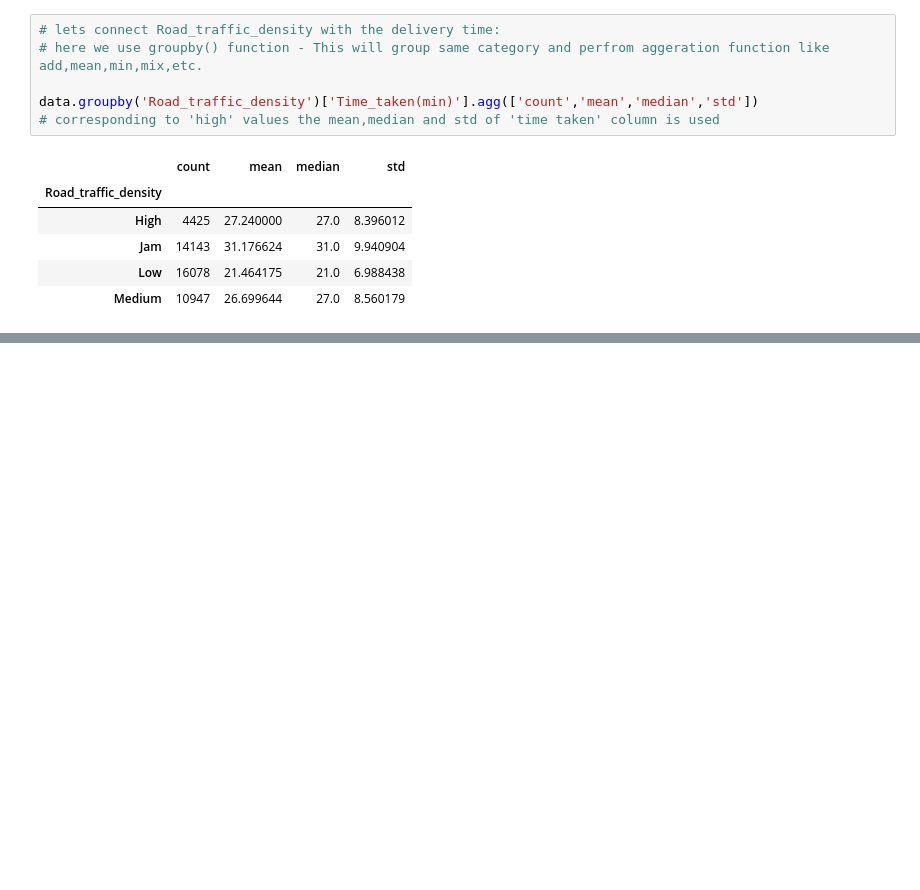
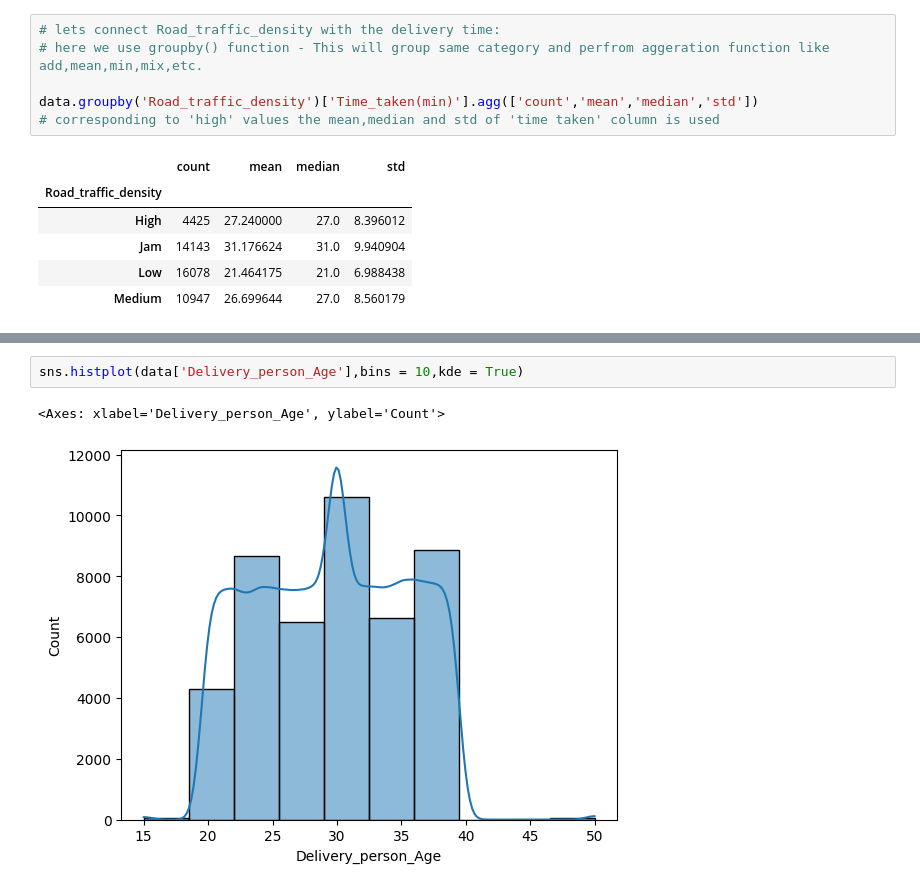
Before and after one commit to manisharoshini/Food-Delivery-Prediction, a Jupyter notebook: Food_delivery_prediction.ipynb, the cells around one changed output, grey strips where cells are left out. Drawn from its saved outputs; the diff is of its cells as text; blank space fills up the shorter version.

```diff
--- a/Food_delivery_prediction.ipynb
+++ b/Food_delivery_prediction.ipynb
@@ -547,0 +664,5 @@ data.groupby('Road_traffic_density')['Time_taken(min)'].agg(['count','mean','med
+# %%
+sns.histplot(data['Delivery_person_Age'],bins = 10,kde = True)
+# %% [output]
+<Axes: xlabel='Delivery_person_Age', ylabel='Count'>
+[figure, added]
```
Also changed, not shown: parts of 12 cells of this notebook.
